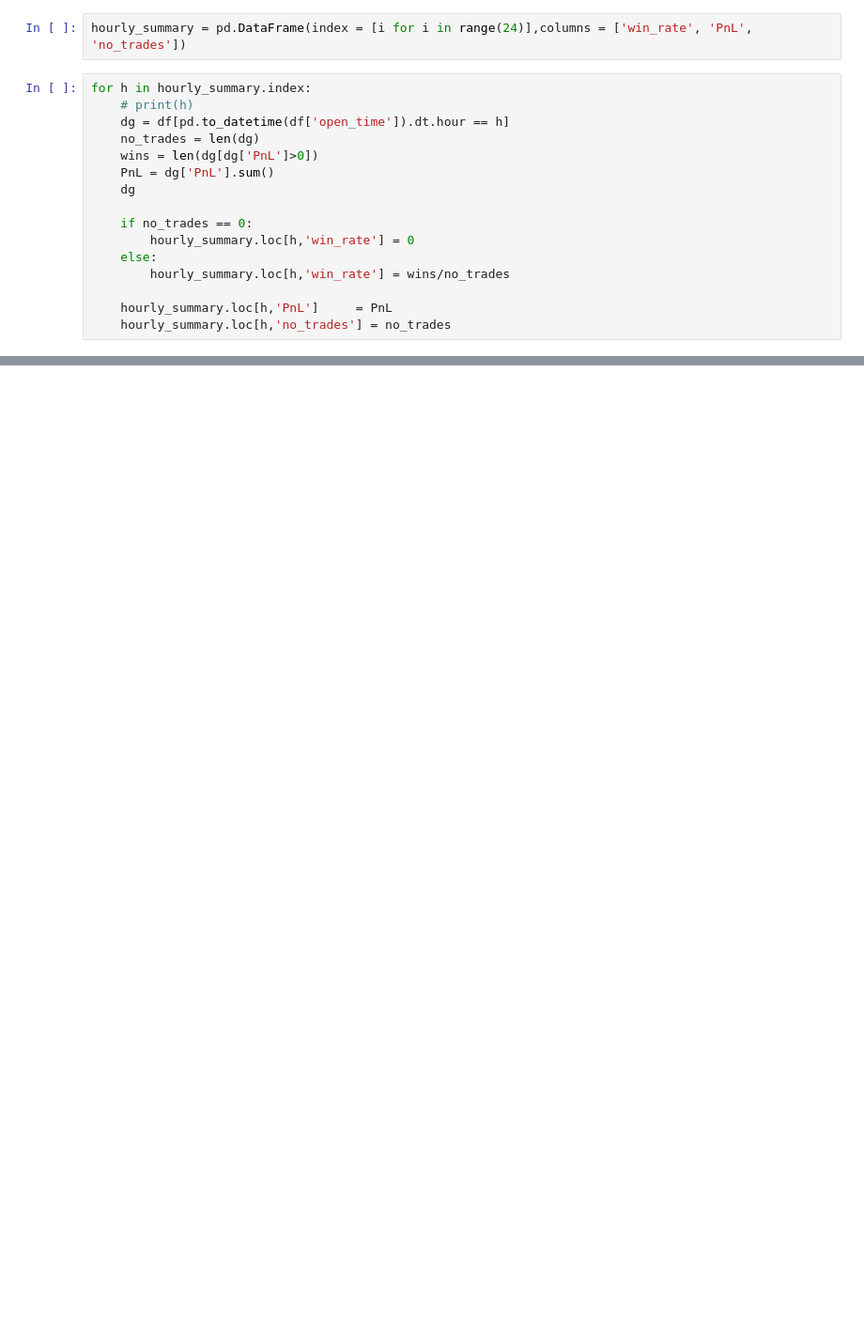
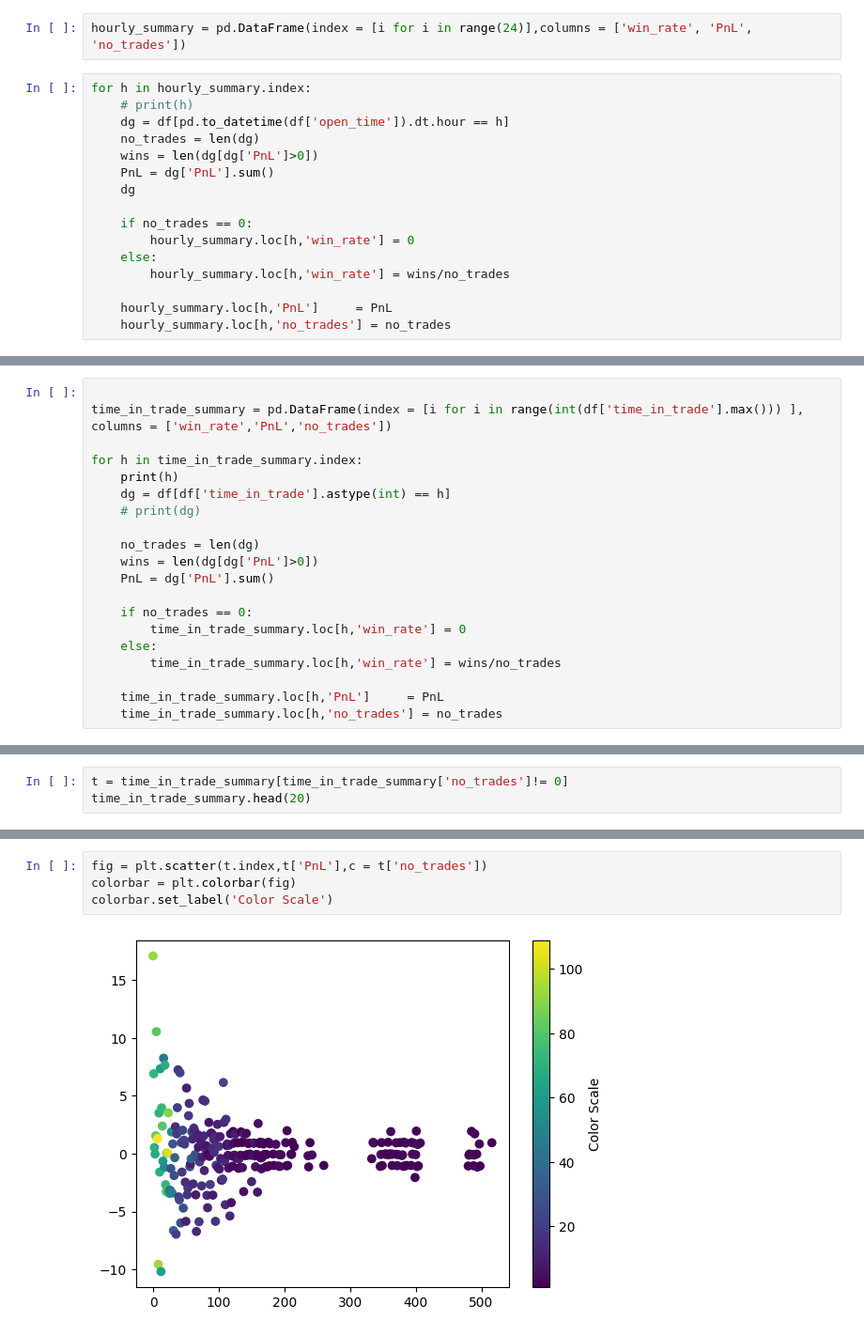
Before and after one commit to dannyboy-projects/Redemption_Trader, a Jupyter notebook: Strategy_Exploration/pipband_exploration/prelim_analysis.ipynb, the cells around one changed output, grey strips where cells are left out. Shown at 94% size. Drawn from its saved outputs; the diff is of its cells as text; blank space fills up the shorter version.

```diff
--- a/Strategy_Exploration/pipband_exploration/prelim_analysis.ipynb
+++ b/Strategy_Exploration/pipband_exploration/prelim_analysis.ipynb
@@ -55,0 +79,20 @@ hourly_summary
+# %%
+
+time_in_trade_summary = pd.DataFrame(index = [i for i in range(int(df['time_in_trade'].max())) ], columns = ['win_rate','PnL','no_trades'])
+
+for h in time_in_trade_summary.index:
+    print(h)
+    dg = df[df['time_in_trade'].astype(int) == h]
+    # print(dg)
+
+    no_trades = len(dg)
+    wins = len(dg[dg['PnL']>0])
+    PnL = dg['PnL'].sum()
+
+    if no_trades == 0:
+        time_in_trade_summary.loc[h,'win_rate'] = 0
+    else:
+        time_in_trade_summary.loc[h,'win_rate'] = wins/no_trades
+
+    time_in_trade_summary.loc[h,'PnL']     = PnL
+    time_in_trade_summary.loc[h,'no_trades'] = no_trades
@@ -55,0 +117,3 @@ hourly_summary
+# %%
+t = time_in_trade_summary[time_in_trade_summary['no_trades']!= 0]
+time_in_trade_summary.head(20)
@@ -56,3 +138,9 @@ hourly_summary
+# %%
+fig = plt.scatter(t.index,t['PnL'],c = t['no_trades'])
+colorbar = plt.colorbar(fig)
+colorbar.set_label('Color Scale')
+# %% [output]
+[figure, added]
 # %%
 plt.plot(df['close_time'],df['account_balance(t)'])
 timestamps_display = df['close_time'][::10]
```
Also changed, not shown: parts of 9 cells of this notebook, 56 other files.
